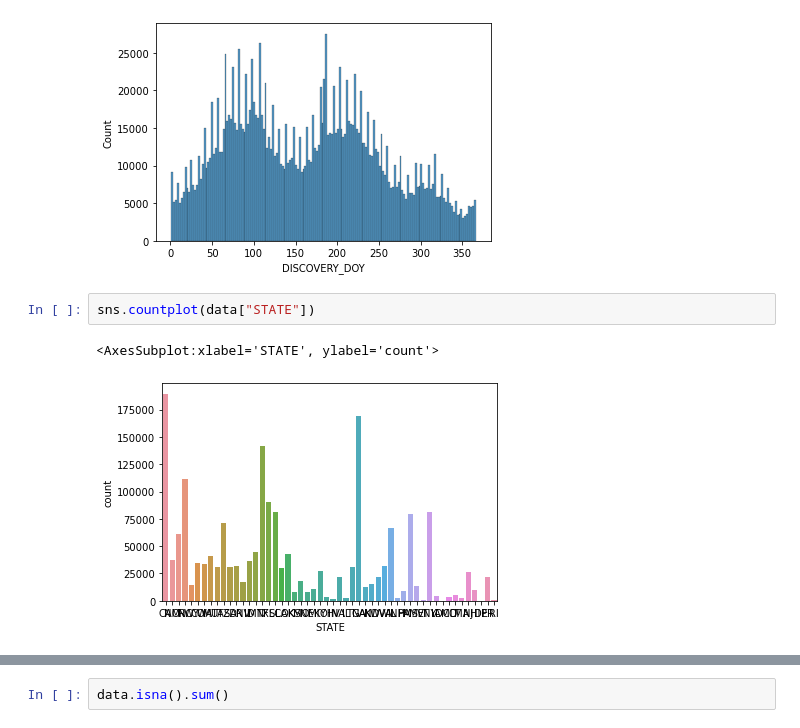
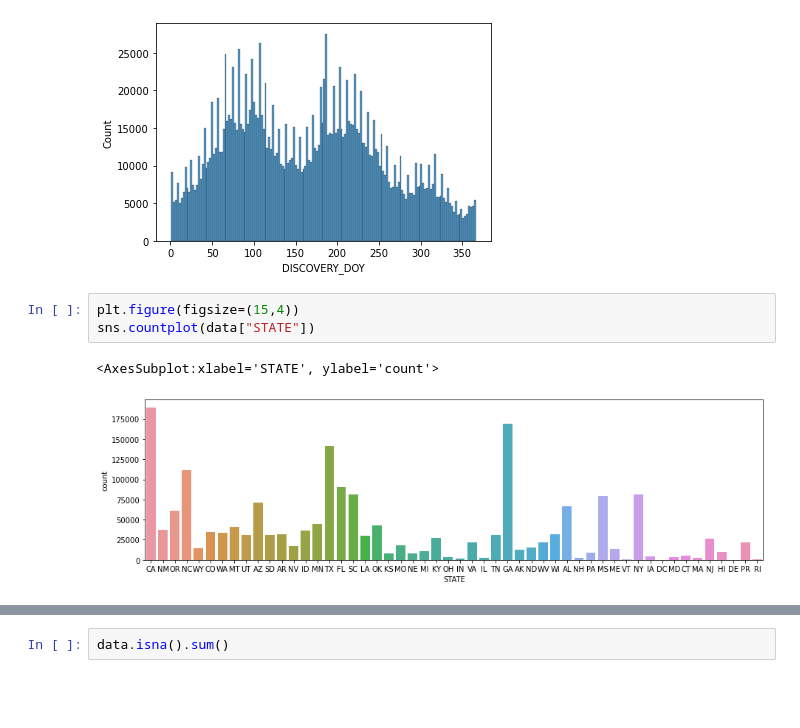
Before and after one commit to dianehkim/Forest-Fires-Time-Series-Forecast, a Jupyter notebook: DS440_model.ipynb, the cells around one changed output, grey strips where cells are left out. Cells and saved outputs as stored; diff of their text form; blank space fills up the shorter version.

```diff
--- a/DS440_model.ipynb
+++ b/DS440_model.ipynb
@@ -112,7 +116,8 @@ sns.histplot(data["DISCOVERY_DOY"])
 <AxesSubplot:xlabel='DISCOVERY_DOY', ylabel='Count'>
 [figure]
 # %%
+plt.figure(figsize=(15,4))
 sns.countplot(data["STATE"])
 # %% [output]
 <AxesSubplot:xlabel='STATE', ylabel='count'>
-[figure, old version]
+[figure, new version]
```
Also changed, not shown: parts of 50 cells of this notebook.
